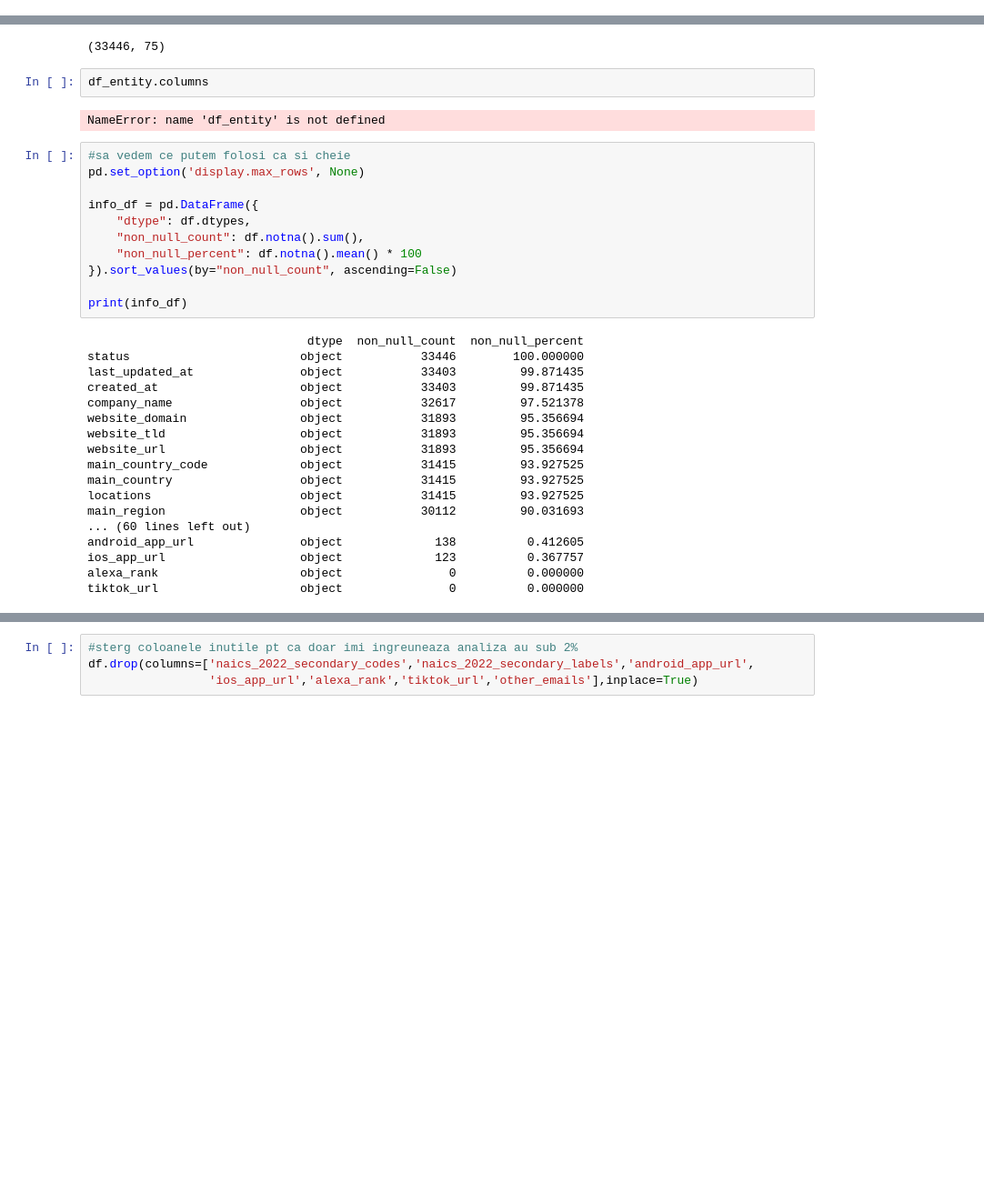
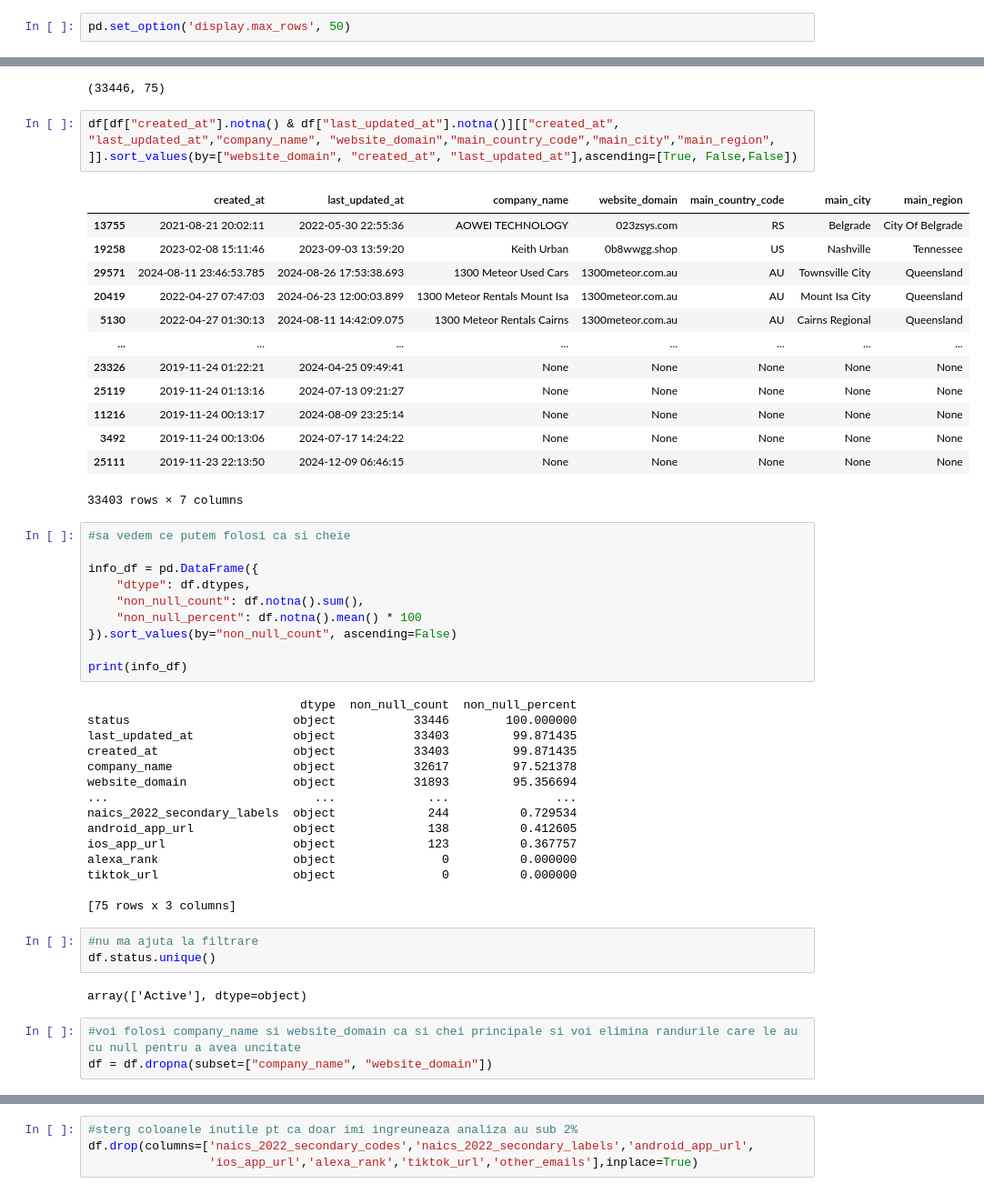
Before and after one commit to criss2412/tech_challange, a Jupyter notebook: excercise.ipynb, the cells around one changed output, grey strips where cells are left out. Shown at 91% size. Cells and saved outputs as stored; diff of their text form; blank space fills up the shorter version.

```diff
--- a/excercise.ipynb
+++ b/excercise.ipynb
@@ -6,6 +6,8 @@ import rapidfuzz as rf
 # Citire Fisier si analiza coloane
 # %%
 df = pd.read_parquet("veridion_entity_resolution_challenge.snappy.parquet")
+# %%
+pd.set_option('display.max_rows', 50)
 # %%
 df.head(10)
 # %% [output]
@@ -25,13 +27,24 @@ df.head(10)
 df.shape
 # %% [output]
 (33446, 75)
-# %%
-df_entity.columns
-# %% [output]
-NameError: name 'df_entity' is not defined
+# %%
+df[df["created_at"].notna() & df["last_updated_at"].notna()][["created_at", "last_updated_at","company_name", "website_domain","main_country_code","main_city","main_region", ]].sort_values(by=["website_domain", "created_at", "last_updated_at"],ascending=[True, False,False])
+# %% [output]
+|  | created_at | last_updated_at | company_name | website_domain | main_country_code | main_city | main_region |
+| 13755 | 2021-08-21 20:02:11 | 2022-05-30 22:55:36 | AOWEI TECHNOLOGY | 023zsys.com | RS | Belgrade | City Of Belgrade |
+| 19258 | 2023-02-08 15:11:46 | 2023-09-03 13:59:20 | Keith Urban | 0b8wwgg.shop | US | Nashville | Tennessee |
+| 29571 | 2024-08-11 23:46:53.785 | 2024-08-26 17:53:38.693 | 1300 Meteor Used Cars | 1300meteor.com.au | AU | Townsville City | Queensland |
+| 20419 | 2022-04-27 07:47:03 | 2024-06-23 12:00:03.899 | 1300 Meteor Rentals Mount Isa | 1300meteor.com.au | AU | Mount Isa City | Queensland |
+| 5130 | 2022-04-27 01:30:13 | 2024-08-11 14:42:09.075 | 1300 Meteor Rentals Cairns | 1300meteor.com.au | AU | Cairns Regional | Queensland |
+| ... | ... | ... | ... | ... | ... | ... | ... |
+| 23326 | 2019-11-24 01:22:21 | 2024-04-25 09:49:41 | None | None | None | None | None |
+| 25119 | 2019-11-24 01:13:16 | 2024-07-13 09:21:27 | None | None | None | None | None |
+| 11216 | 2019-11-24 00:13:17 | 2024-08-09 23:25:14 | None | None | None | None | None |
+| 3492 | 2019-11-24 00:13:06 | 2024-07-17 14:24:22 | None | None | None | None | None |
+| 25111 | 2019-11-23 22:13:50 | 2024-12-09 06:46:15 | None | None | None | None | None |
+33403 rows × 7 columns
 # %%
 #sa vedem ce putem folosi ca si cheie
-pd.set_option('display.max_rows', None)
 
 info_df = pd.DataFrame({
     "dtype": df.dtypes,
@@ -41,20 +54,25 @@ info_df = pd.DataFrame({
 
 print(info_df)
 # %% [output]
-                               dtype  non_null_count  non_null_percent
-status                        object           33446        100.000000
-last_updated_at               object           33403         99.871435
-created_at                    object           33403         99.871435
-company_name                  object           32617         97.521378
-website_domain                object           31893         95.356694
-website_tld                   object           31893         95.356694
-website_url                   object           31893         95.356694
-main_country_code             object           31415         93.927525
-main_country                  object           31415         93.927525
-locations                     object           31415         93.927525
-main_region                   object           30112         90.031693
-... (60 lines left out)
-android_app_url               object             138          0.412605
-ios_app_url                   object             123          0.367757
-alexa_rank                    object               0          0.000000
-tiktok_url                    object               0          0.000000
+                              dtype  non_null_count  non_null_percent
+status                       object           33446        100.000000
+last_updated_at              object           33403         99.871435
+created_at                   object           33403         99.871435
+company_name                 object           32617         97.521378
+website_domain               object           31893         95.356694
+...                             ...             ...               ...
+naics_2022_secondary_labels  object             244          0.729534
+android_app_url              object             138          0.412605
+ios_app_url                  object             123          0.367757
+alexa_rank                   object               0          0.000000
+tiktok_url                   object               0          0.000000
+
+[75 rows x 3 columns]
+# %%
+#nu ma ajuta la filtrare
+df.status.unique()
+# %% [output]
+array(['Active'], dtype=object)
+# %%
+#voi folosi company_name si website_domain ca si chei principale si voi elimina randurile care le au cu null pentru a avea uncitate
+df = df.dropna(subset=["company_name", "website_domain"])
```
Also changed, not shown: parts of 43 cells of this notebook.
